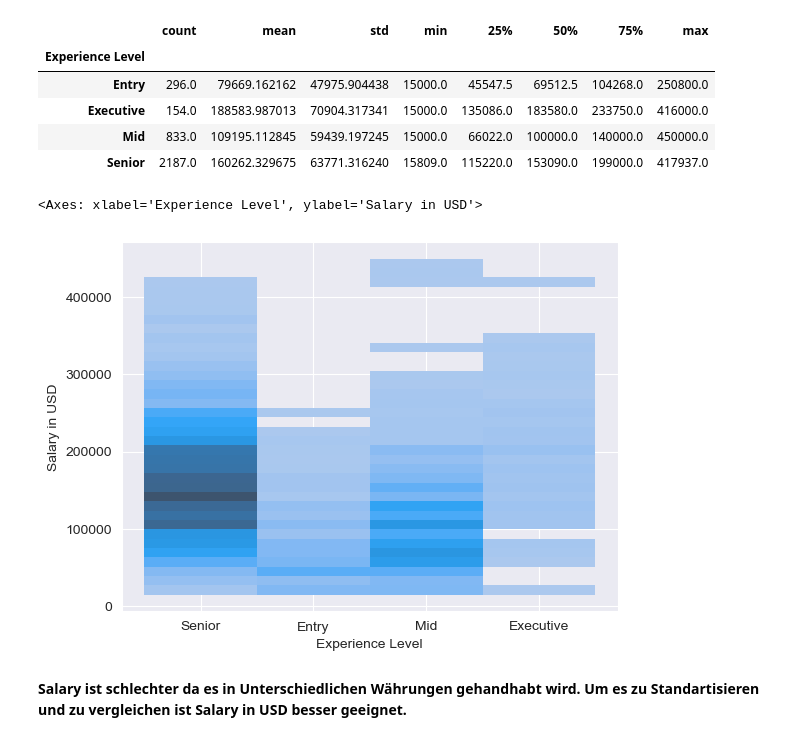
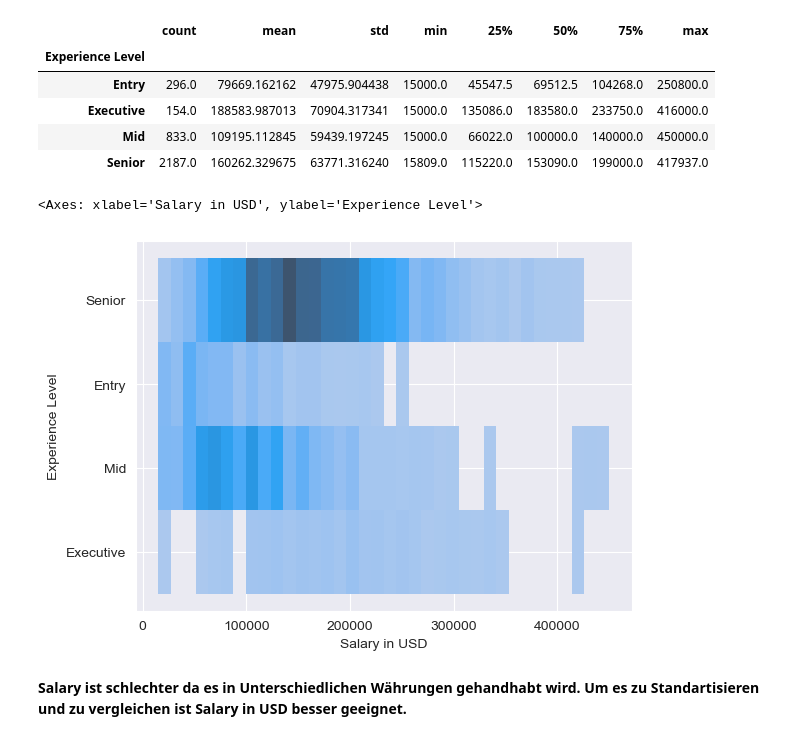
Before and after one commit to geoclaudsch/DASC-2024, a Jupyter notebook: VL_01-Intro/tasks/uebung1.ipynb, the cells around one changed output. Cells and saved outputs as stored; diff of their text form; code cells hidden in the pictures.

```diff
--- a/VL_01-Intro/tasks/uebung1.ipynb
+++ b/VL_01-Intro/tasks/uebung1.ipynb
@@ -115,10 +115,10 @@ df.groupby("Experience Level")["Salary in USD"].describe()
 | Senior | 2187.0 | 160262.329675 | 63771.316240 | 15809.0 | 115220.0 | 153090.0 | 199000.0 | 417937.0 |
 # %%
 import seaborn as sns
-sns.histplot(data=df,x="Experience Level",y="Salary in USD",legend=True,stat="density")
+sns.histplot(data=df,y="Experience Level",x="Salary in USD",legend=True,stat="density")
 # %% [output]
-<Axes: xlabel='Experience Level', ylabel='Salary in USD'>
+<Axes: xlabel='Salary in USD', ylabel='Experience Level'>
-[figure, old version]
+[figure, new version]
 # %% [markdown]
 **Salary ist schlechter da es in Unterschiedlichen Währungen gehandhabt wird. Um es zu Standartisieren und zu vergleichen ist Salary in USD besser geeignet.**
 # %%
```
Also changed, not shown: 3 other files.
